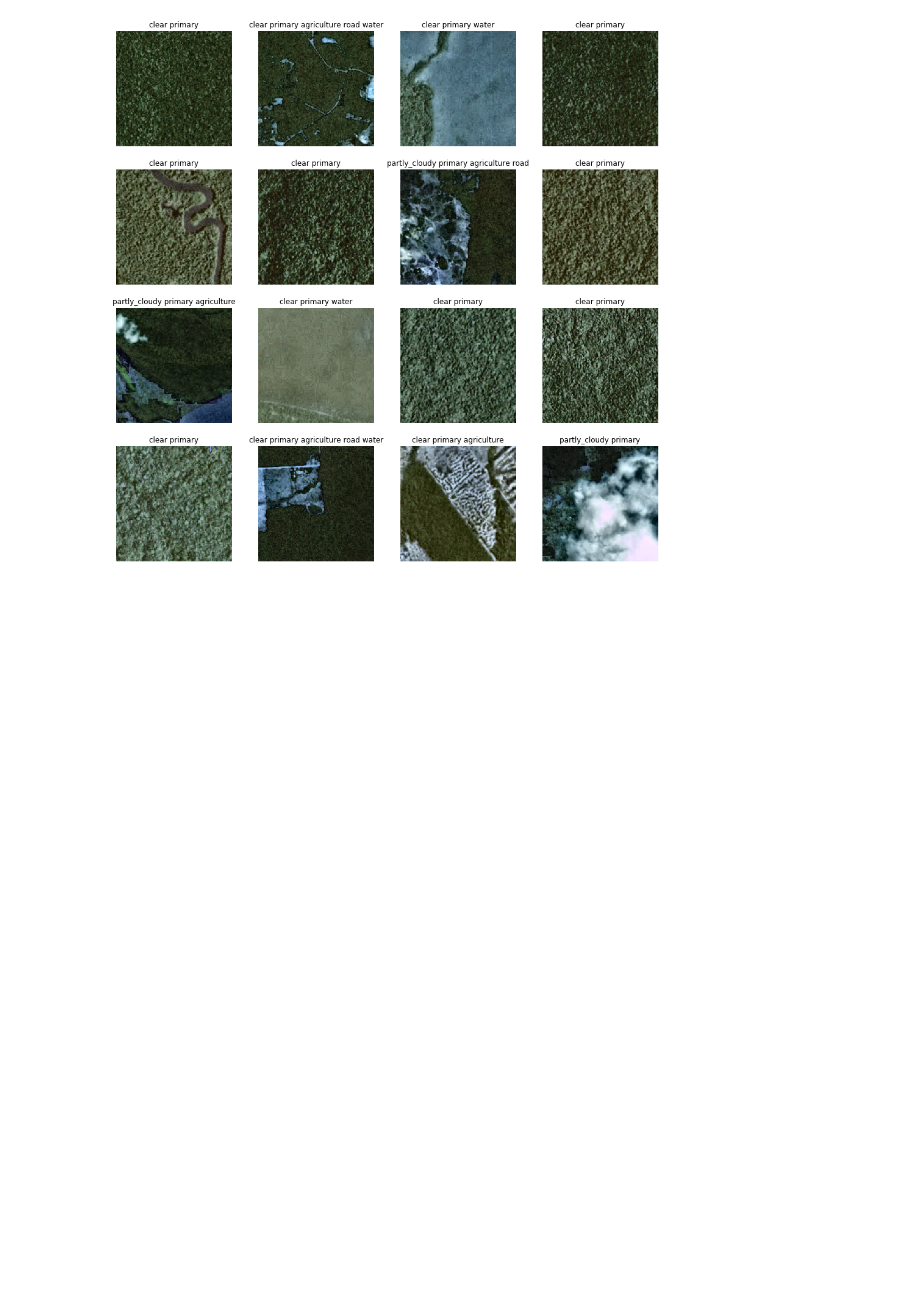
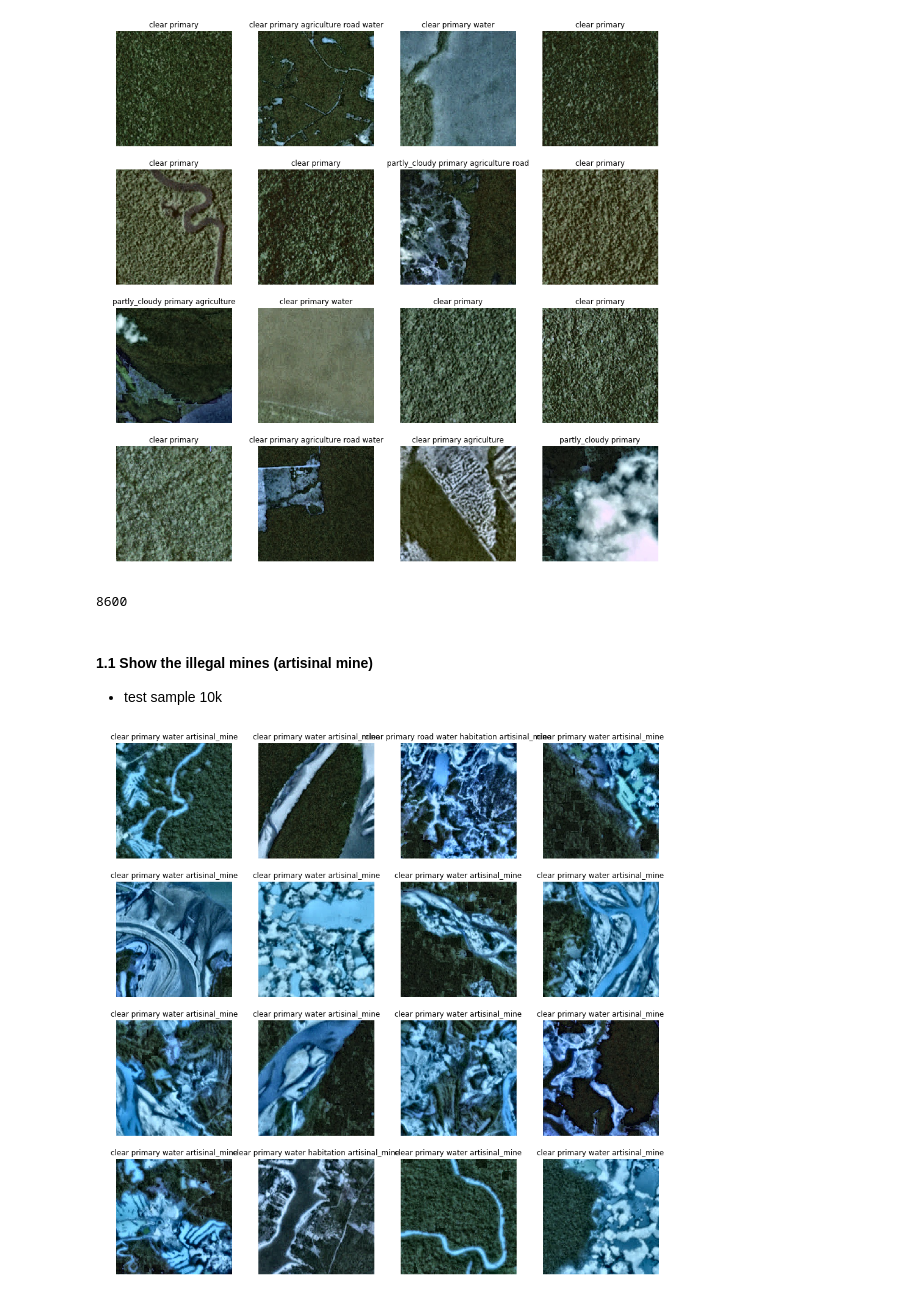
Before and after one commit to mumuxi15/02-Data-Science-Project, a Jupyter notebook: Multilabel image classification/Predict.ipynb, the cells around one changed output. Drawn from its saved outputs; the diff is of its cells as text; code cells hidden in the pictures; blank space fills up the shorter version.

```diff
--- a/Multilabel image classification/Predict.ipynb
+++ b/Multilabel image classification/Predict.ipynb
@@ -60,8 +57,47 @@ plt.show()
 # %% [output]
 [figure]
 # %%
-# import glob
-# kaggle_path = '/home/ubuntu/.kaggle/competitions/planet-understanding-the-amazon-from-space/'
-# x = glob.glob(kaggle_path+'test-clean/test_*.jpg')
-# x = sorted([int(i.split('_')[-1].rstrip('.jpg')) for i in x])
-# len(x)
+import glob
+kaggle_path = '/home/ubuntu/.kaggle/competitions/planet-understanding-the-amazon-from-space/'
+x = glob.glob(kaggle_path+'test_clean/test_*.jpg')
+x = sorted([int(i.split('_')[-1].rstrip('.jpg')) for i in x])
+x[8600]
+# %% [output]
+8600
+# %% [markdown]
+#### 1.1 Show the illegal mines (artisinal mine)
+- test sample 10k
+# %%
+def output_labels(i,model=dense):
+    weather_, land_ = model.predict(X_val[i].reshape(1,256,256,3))
+    label = []
+    label.append(weather[np.argmax(weather_, axis=1)[0]])
+    b = (land_>0.5)*1
+    for i in np.where(b[0]==1)[0]:
+        label.append(land_use[i])
+    if 'cloudy' in label:
+        if len(label) > 1:
+            label[0] = 'partly_cloudy'
+    title = ' '.join(label)
+    return title
+# %%
+test = pd.DataFrame(data=list(map(output_labels,range(0,10000))),columns = ['tags'])
+mines_id = test[test.tags.str.contains('artisinal_mine')].index.values
+# %%
+def expose_mines(rows=4,columns=4,model=dense):
+    fig = plt.figure(figsize=(16, 16))
+    for i in range(1, columns*rows +1):
+        ax = fig.add_subplot(rows, columns, i)
+        j = np.random.choice(mines_id)
+        img  = X_val[j]
+        title = test.tags[j]
+        ax.set_title(title)
+        ax.set_axis_off()
+        plt.imshow(img)
+
+
+
+expose_mines()
+plt.show()
+# %% [output]
+[figure, added]
```
Also changed, not shown: parts of 1 cell of this notebook.
